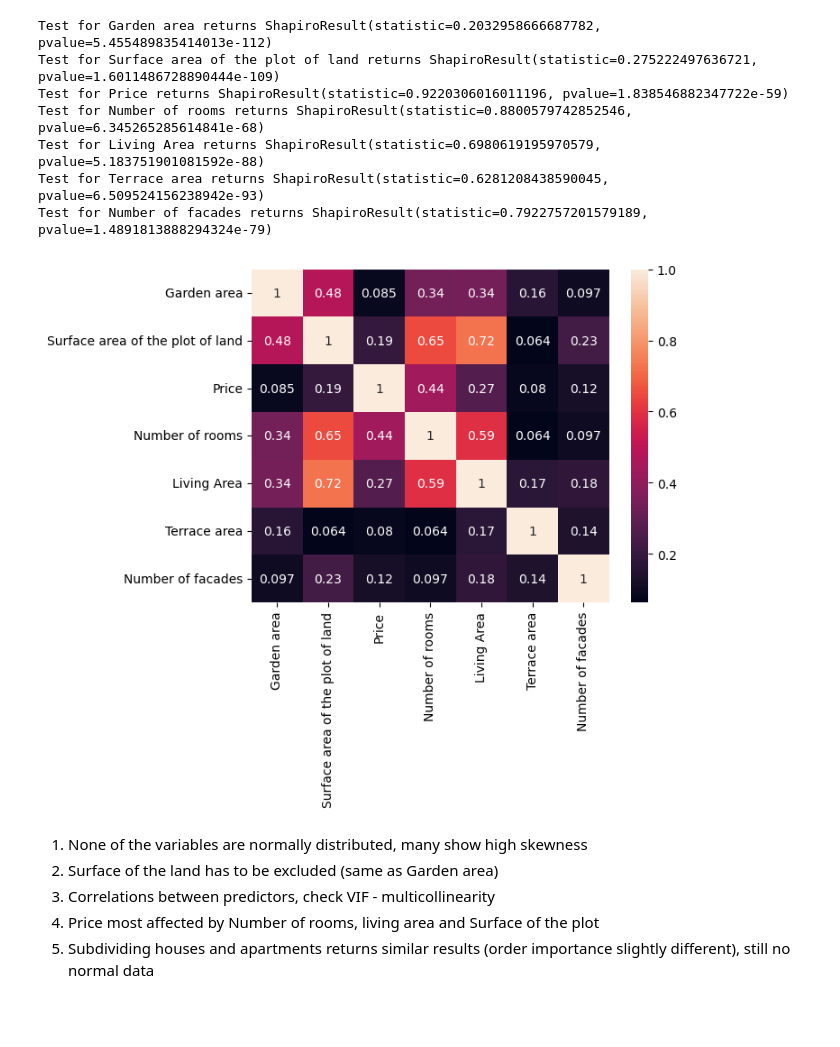
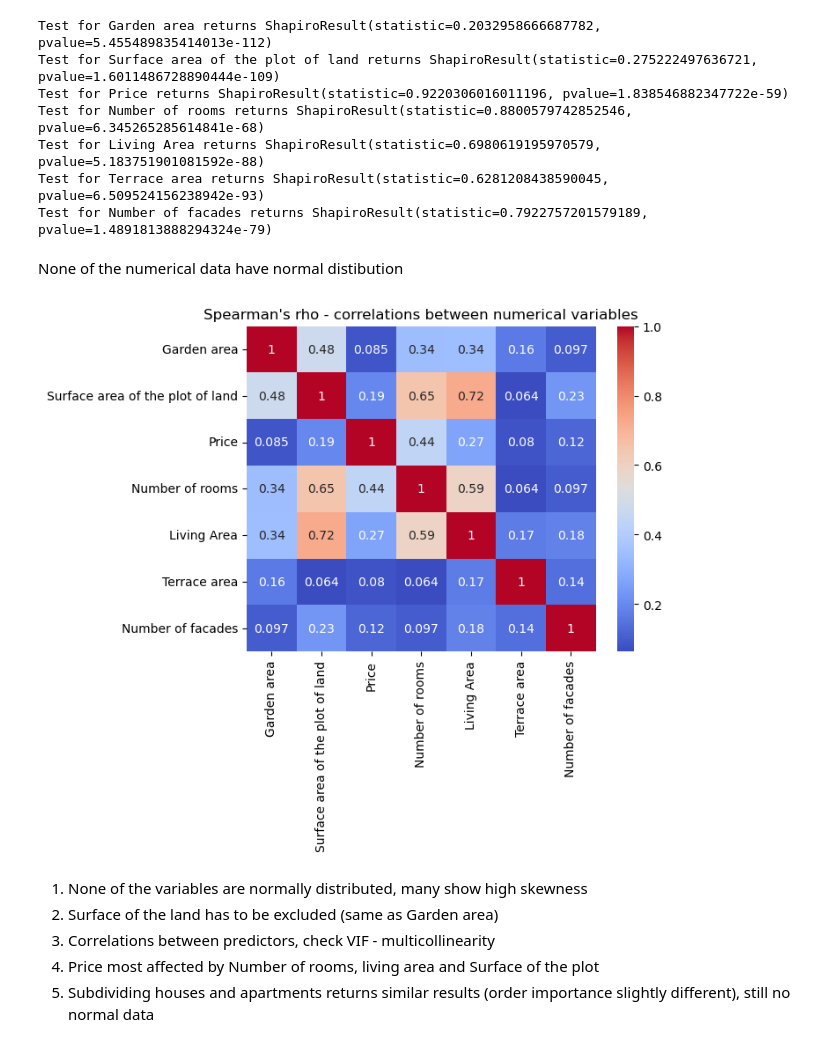
Before and after one commit to kvnpotter/ImmoData-EDA, a Jupyter notebook: DataAnalysisKevin.ipynb, the cells around one changed output. Cells and saved outputs as stored; diff of their text form; code cells hidden in the pictures; blank space fills up the shorter version.

Commit message:
Create plots, continued analysis

```diff
--- a/DataAnalysisKevin.ipynb
+++ b/DataAnalysisKevin.ipynb
@@ -24,7 +24,7 @@ from statsmodels.stats.outliers_influence import variance_inflation_factor
 from statsmodels.tools.tools import add_constant
 from statsmodels.stats.multicomp import pairwise_tukeyhsd
 # %%
-data = pd.read_csv("Clean_data.csv", index_col=0)
+data = pd.read_csv("./Data/Clean_data.csv", index_col=0)
 # %%
 data.info()
 # %% [output]
@@ -89,14 +160,20 @@ Test for Number of rooms returns ShapiroResult(statistic=0.8800579742852546, pva
 Test for Living Area returns ShapiroResult(statistic=0.6980619195970579, pvalue=5.183751901081592e-88)
 Test for Terrace area returns ShapiroResult(statistic=0.6281208438590045, pvalue=6.509524156238942e-93)
 Test for Number of facades returns ShapiroResult(statistic=0.7922757201579189, pvalue=1.4891813888294324e-79)
+# %% [markdown]
+None of the numerical data have normal distibution
 # %%
+# None of data are normally distributed, use non-param alternative to calculate correlations
 # Spearman's rho and heatmap
 
 correlations = data[numerical_columns].corr(method= 'spearman')
-sns.heatmap(correlations, annot= True)
+sns.heatmap(correlations, annot= True, cmap= 'coolwarm')
+
+plt.title("Spearman's rho - correlations between numerical variables")
+
 plt.show()
 # %% [output]
-[figure, old version]
+[figure, new version]
 # %% [markdown]
 1. None of the variables are normally distributed, many show high skewness
 2. Surface of the land has to be excluded (same as Garden area)
```
Also changed, not shown: parts of 9 cells of this notebook.
